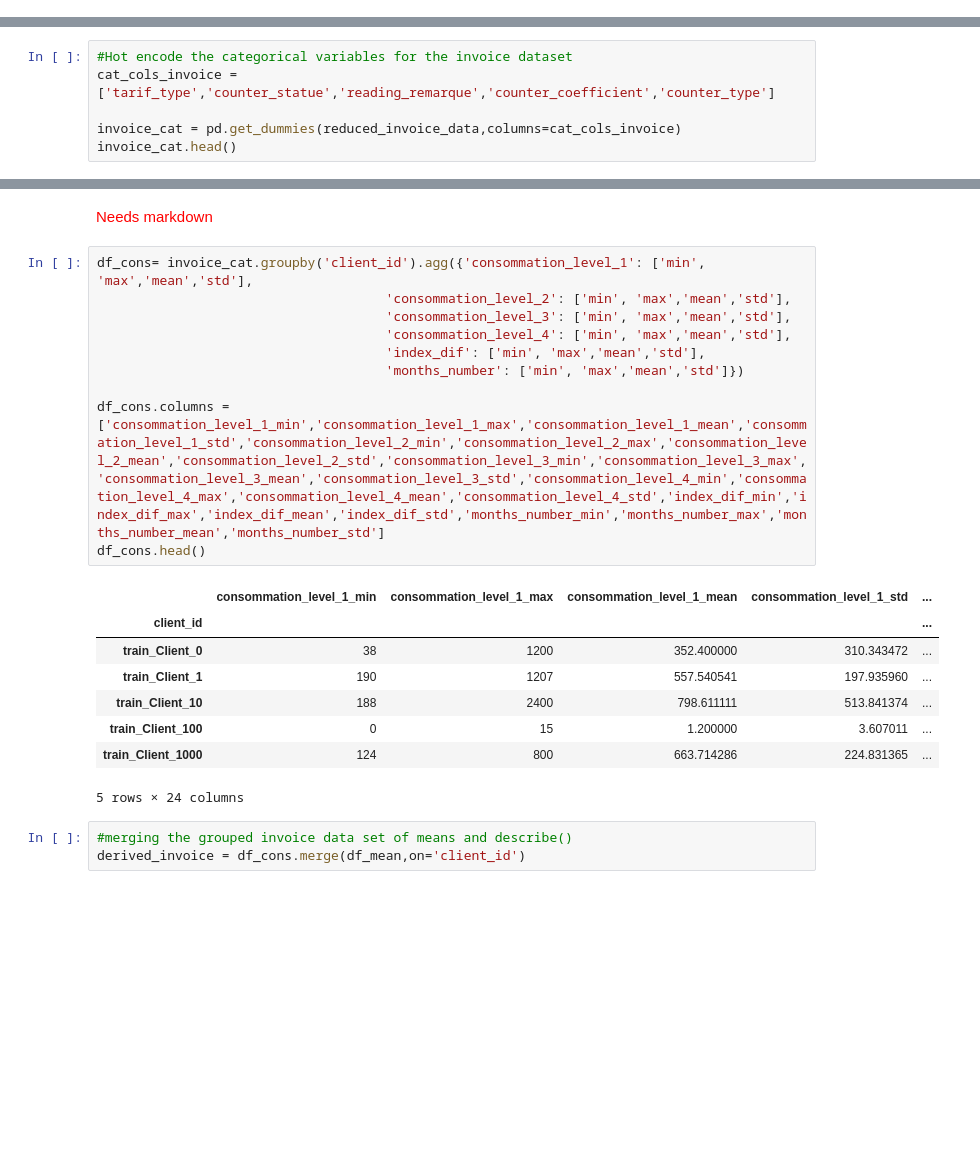
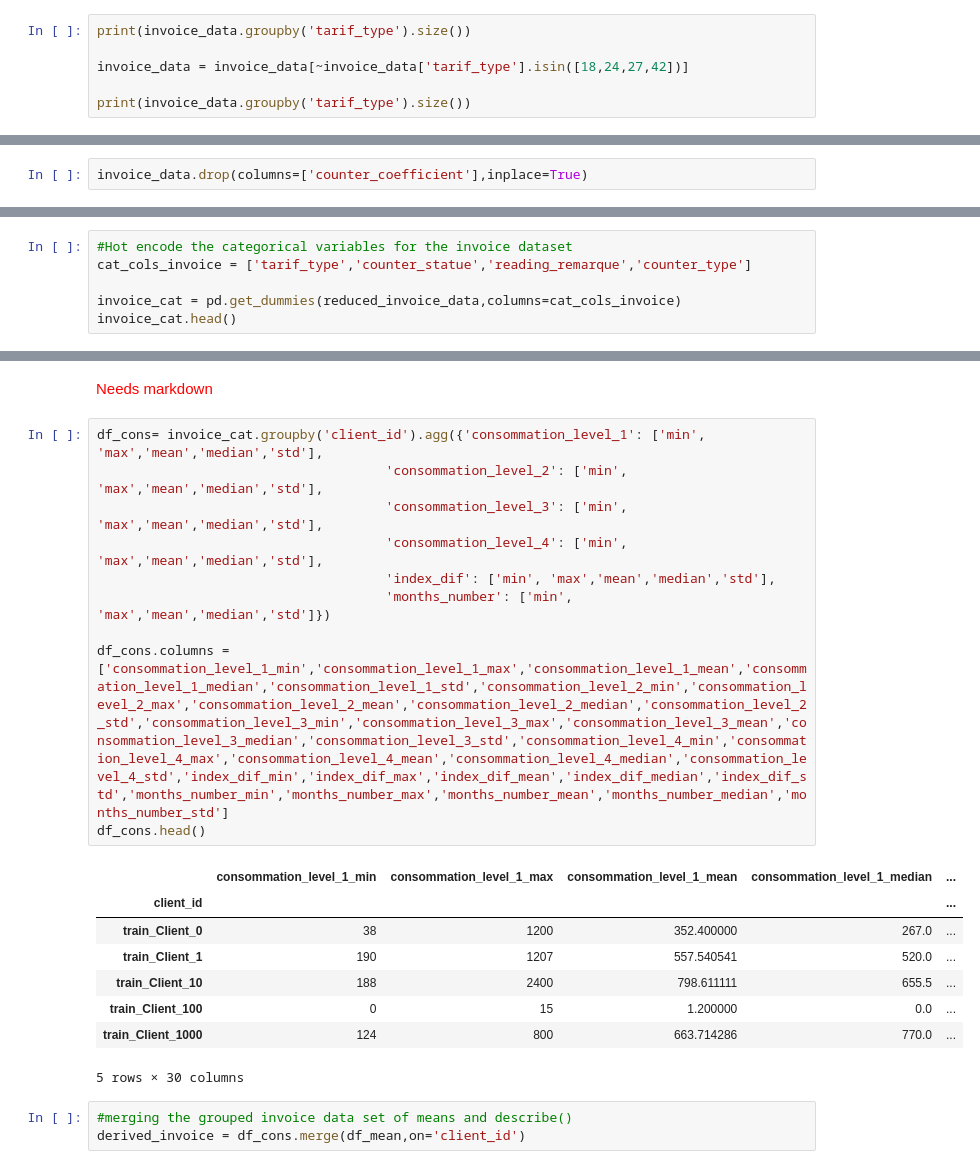
Before and after one commit to Werner101/Team_5_TPC, a Jupyter notebook: Team_5_FInal_1.ipynb, the cells around one changed output, grey strips where cells are left out. Drawn from its saved outputs; the diff is of its cells as text; blank space fills up the shorter version.

```diff
--- a/Team_5_FInal_1.ipynb
+++ b/Team_5_FInal_1.ipynb
@@ -234,0 +244,6 @@ print(invoice_data['counter_statue'].unique())
+# %%
+print(invoice_data.groupby('tarif_type').size())
+
+invoice_data = invoice_data[~invoice_data['tarif_type'].isin([18,24,27,42])]
+
+print(invoice_data.groupby('tarif_type').size())
@@ -235,3 +292,5 @@ print(invoice_data['counter_statue'].unique())
+# %%
+invoice_data.drop(columns=['counter_coefficient'],inplace=True)
 # %%
 client_data.head()
 # %% [output]
@@ -250,7 +309,7 @@ reduced_invoice_data = invoice_data.drop(columns=['counter_code','counter_number
 reduced_client_data = client_data.drop(columns=['disrict','region','creation_date'])
 # %%
 #Hot encode the categorical variables for the invoice dataset
-cat_cols_invoice = ['tarif_type','counter_statue','reading_remarque','counter_coefficient','counter_type']
+cat_cols_invoice = ['tarif_type','counter_statue','reading_remarque','counter_type']
 
 invoice_cat = pd.get_dummies(reduced_invoice_data,columns=cat_cols_invoice)
 invoice_cat.head()
@@ -292,24 +351,24 @@ df_mean.head()
 # %% [markdown]
 <span style="color:red">Needs markdown</span>
 # %%
-df_cons= invoice_cat.groupby('client_id').agg({'consommation_level_1': ['min', 'max','mean','std'],
-                                     'consommation_level_2': ['min', 'max','mean','std'],
-                                     'consommation_level_3': ['min', 'max','mean','std'],
-                                     'consommation_level_4': ['min', 'max','mean','std'],
-                                     'index_dif': ['min', 'max','mean','std'],
-                                     'months_number': ['min', 'max','mean','std']})
+df_cons= invoice_cat.groupby('client_id').agg({'consommation_level_1': ['min', 'max','mean','median','std'],
+                                     'consommation_level_2': ['min', 'max','mean','median','std'],
+                                     'consommation_level_3': ['min', 'max','mean','median','std'],
+                                     'consommation_level_4': ['min', 'max','mean','median','std'],
+                                     'index_dif': ['min', 'max','mean','median','std'],
+                                     'months_number': ['min', 'max','mean','median','std']})
 
-df_cons.columns = ['consommation_level_1_min','consommation_level_1_max','consommation_level_1_mean','consommation_level_1_std','consommation_level_2_min','consommation_level_2_max','consommation_level_2_mean','consommation_level_2_std','consommation_level_3_min','consommation_level_3_max','consommation_level_3_mean','consommation_level_3_std','consommation_level_4_min','consommation_level_4_max','consommation_level_4_mean','consommation_level_4_std','index_dif_min','index_dif_max','index_dif_mean','index_dif_std','months_number_min','months_number_max','months_number_mean','months_number_std']
+df_cons.columns = ['consommation_level_1_min','consommation_level_1_max','consommation_level_1_mean','consommation_level_1_median','consommation_level_1_std','consommation_level_2_min','consommation_level_2_max','consommation_level_2_mean','consommation_level_2_median','consommation_level_2_std','consommation_level_3_min','consommation_level_3_max','consommation_level_3_mean','consommation_level_3_median','consommation_level_3_std','consommation_level_4_min','consommation_level_4_max','consommation_level_4_mean','consommation_level_4_median','consommation_level_4_std','index_dif_min','index_dif_max','index_dif_mean','index_dif_median','index_dif_std','months_number_min','months_number_max','months_number_mean','months_number_median','months_number_std']
 df_cons.head()
 # %% [output]
-|  | consommation_level_1_min | consommation_level_1_max | consommation_level_1_mean | consommation_level_1_std | ... |
+|  | consommation_level_1_min | consommation_level_1_max | consommation_level_1_mean | consommation_level_1_median | ... |
 | client_id |  |  |  |  | ... |
-| train_Client_0 | 38 | 1200 | 352.400000 | 310.343472 | ... |
-| train_Client_1 | 190 | 1207 | 557.540541 | 197.935960 | ... |
-| train_Client_10 | 188 | 2400 | 798.611111 | 513.841374 | ... |
-| train_Client_100 | 0 | 15 | 1.200000 | 3.607011 | ... |
-| train_Client_1000 | 124 | 800 | 663.714286 | 224.831365 | ... |
+| train_Client_0 | 38 | 1200 | 352.400000 | 267.0 | ... |
+| train_Client_1 | 190 | 1207 | 557.540541 | 520.0 | ... |
+| train_Client_10 | 188 | 2400 | 798.611111 | 655.5 | ... |
+| train_Client_100 | 0 | 15 | 1.200000 | 0.0 | ... |
+| train_Client_1000 | 124 | 800 | 663.714286 | 770.0 | ... |
-5 rows × 24 columns
+5 rows × 30 columns
 # %%
 #merging the grouped invoice data set of means and describe()
 derived_invoice = df_cons.merge(df_mean,on='client_id')
```
Also changed, not shown: parts of 20 cells of this notebook.
